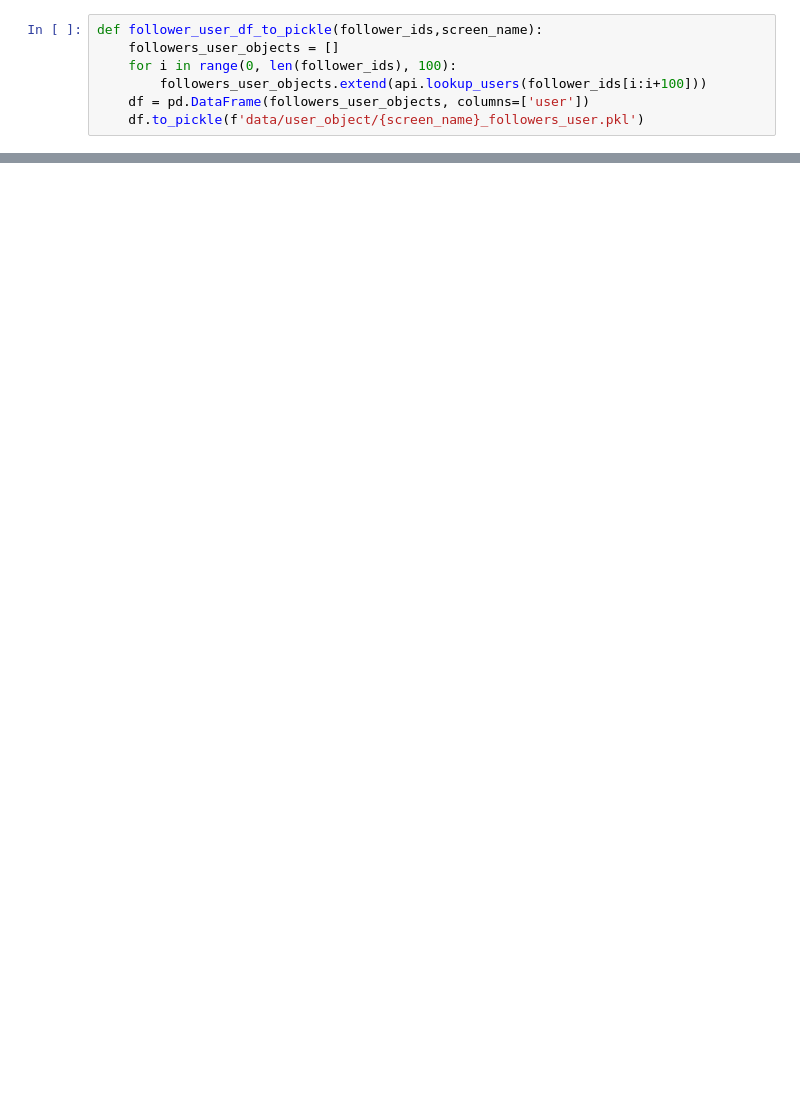
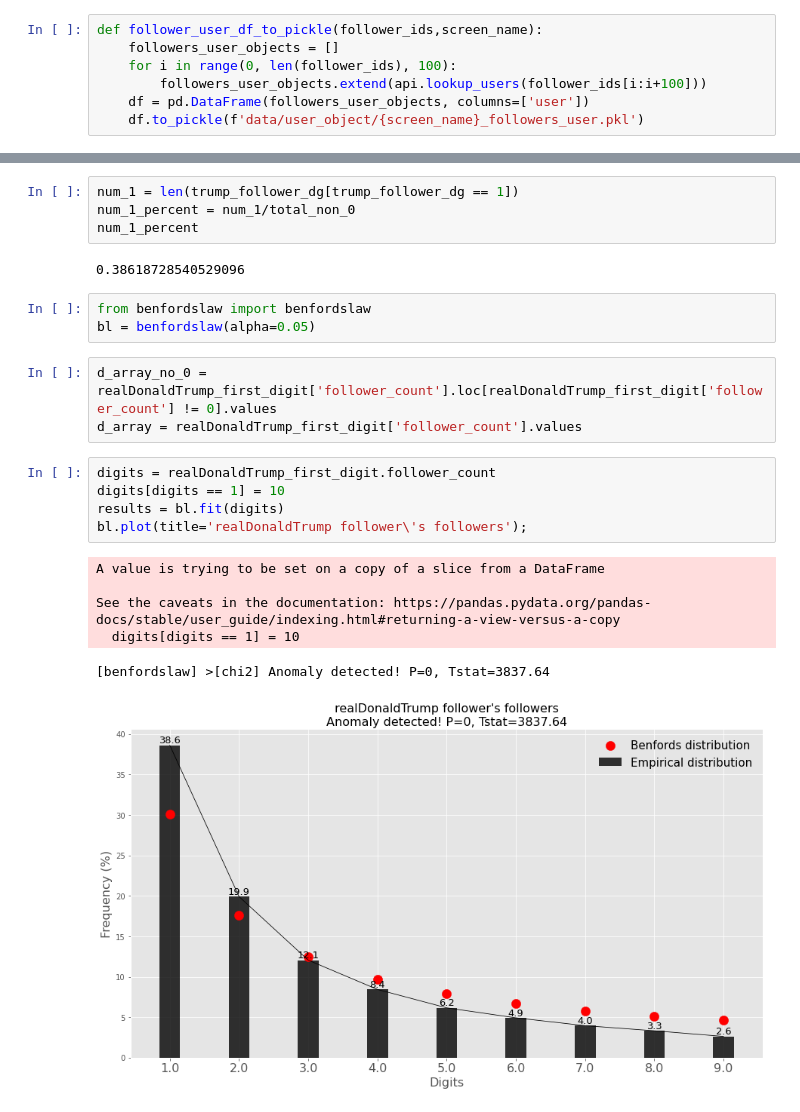
Before and after one commit to czengnn/Benfords-Law-with-Twitter, a Jupyter notebook: tweepy_to_user_object_df.ipynb, the cells around one changed output, grey strips where cells are left out. Cells and saved outputs as stored; diff of their text form; blank space fills up the shorter version.

```diff
--- a/tweepy_to_user_object_df.ipynb
+++ b/tweepy_to_user_object_df.ipynb
@@ -73,0 +95,24 @@ realDonaldTrump_followers_user.user[0].friends_count
+# %%
+num_1 = len(trump_follower_dg[trump_follower_dg == 1])
+num_1_percent = num_1/total_non_0
+num_1_percent
+# %% [output]
+0.38618728540529096
+# %%
+from benfordslaw import benfordslaw
+bl = benfordslaw(alpha=0.05)
+# %%
+d_array_no_0 = realDonaldTrump_first_digit['follower_count'].loc[realDonaldTrump_first_digit['follower_count'] != 0].values
+d_array = realDonaldTrump_first_digit['follower_count'].values
+# %%
+digits = realDonaldTrump_first_digit.follower_count
+digits[digits == 1] = 10
+results = bl.fit(digits)
+bl.plot(title='realDonaldTrump follower\'s followers');
+# %% [output]
+A value is trying to be set on a copy of a slice from a DataFrame
+
+See the caveats in the documentation: https://pandas.pydata.org/pandas-docs/stable/user_guide/indexing.html#returning-a-view-versus-a-copy
+  digits[digits == 1] = 10
+[benfordslaw] >[chi2] Anomaly detected! P=0, Tstat=3837.64
+[figure, added]
```
Also changed, not shown: parts of 24 cells of this notebook, 1 other file.
